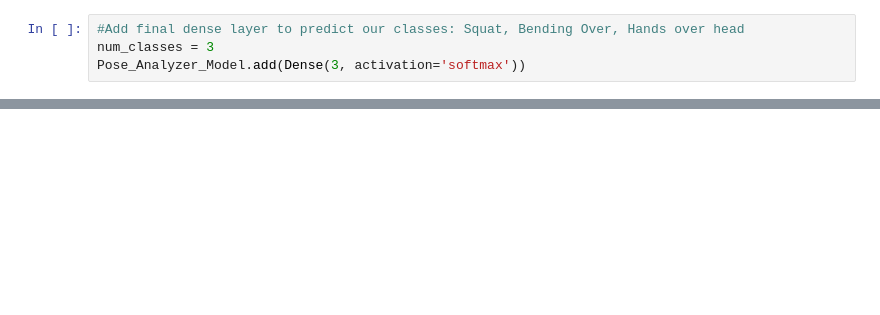
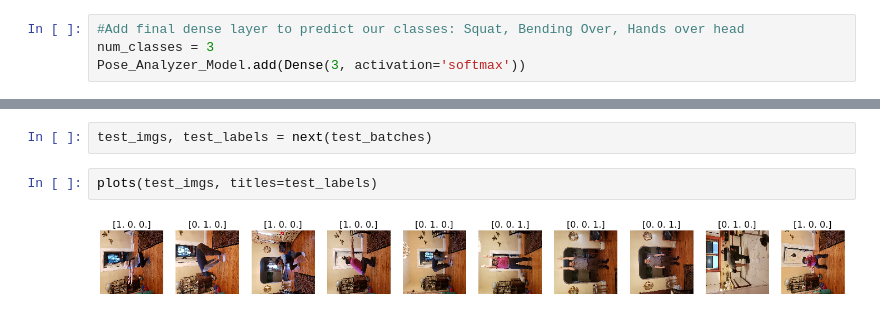
Before and after one commit to moonbeam5115/JointAngleMeasurement, a Jupyter notebook: notebooks/Model_Testing.ipynb, the cells around one changed output, grey strips where cells are left out. Saved outputs shown, nothing was run; the diff lists cells and outputs as text; blank space fills up the shorter version.

```diff
--- a/notebooks/Model_Testing.ipynb
+++ b/notebooks/Model_Testing.ipynb
@@ -71,0 +122,6 @@ Pose_Analyzer_Model.compile(
+# %%
+test_imgs, test_labels = next(test_batches)
+# %%
+plots(test_imgs, titles=test_labels)
+# %% [output]
+[figure, added]
```
Also changed, not shown: parts of 26 cells of this notebook, 1 other file.
